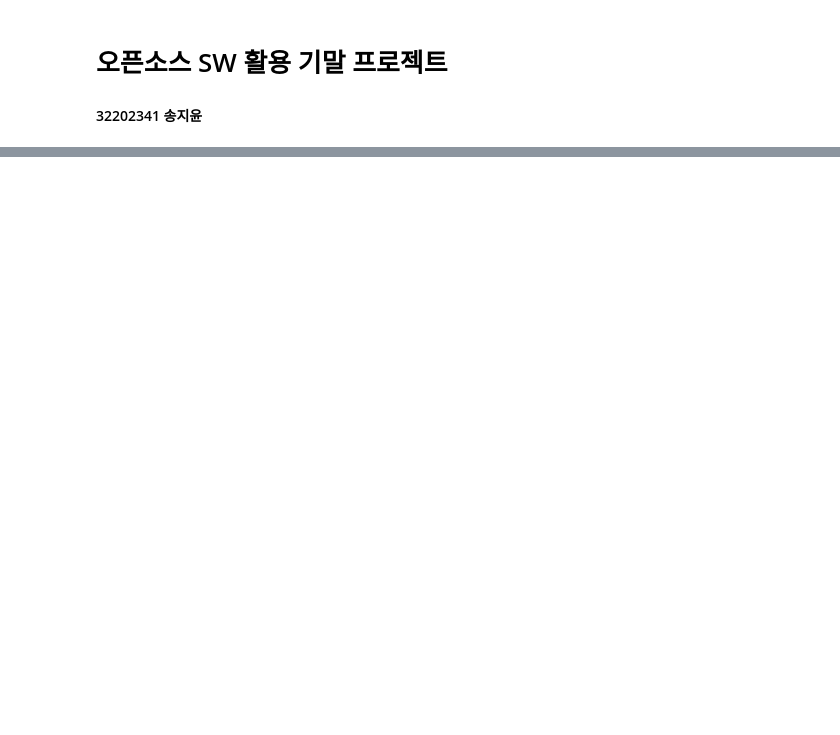
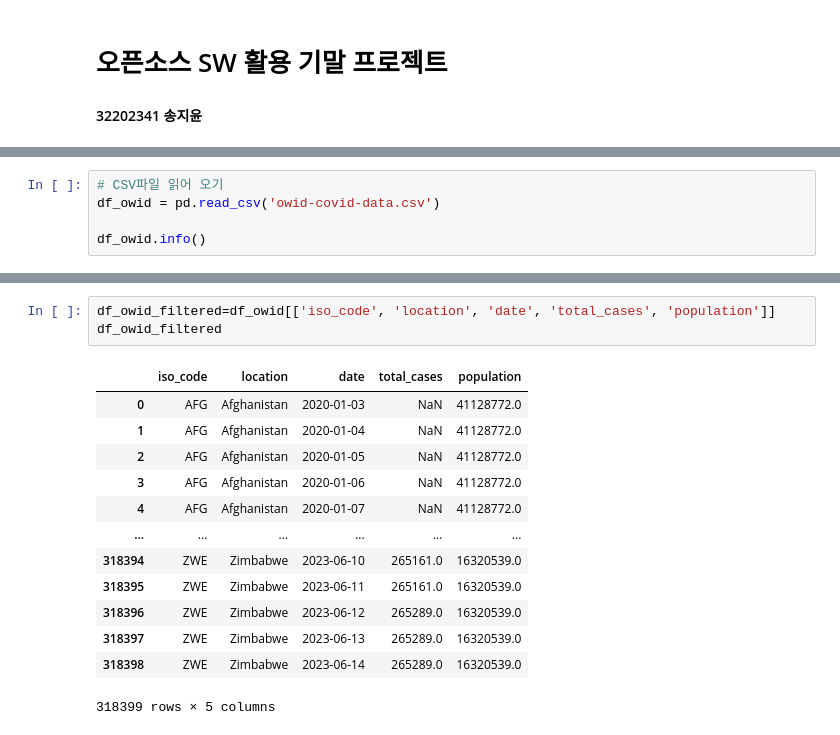
Before and after one commit to sojoyfulyouth/Pandas_DataAnalysis, a Jupyter notebook: Final project/final.ipynb, the cells around one changed output, grey strips where cells are left out. Cells and saved outputs as stored; diff of their text form; blank space fills up the shorter version.

```diff
--- a/Final project/final.ipynb
+++ b/Final project/final.ipynb
@@ -39,0 +20,5 @@ print(df)
+# %%
+# CSV파일 읽어 오기
+df_owid = pd.read_csv('owid-covid-data.csv')
+
+df_owid.info()
@@ -39,0 +50,17 @@ print(df)
+# %%
+df_owid_filtered=df_owid[['iso_code', 'location', 'date', 'total_cases', 'population']]
+df_owid_filtered
+# %% [output]
+|  | iso_code | location | date | total_cases | population |
+| 0 | AFG | Afghanistan | 2020-01-03 | NaN | 41128772.0 |
+| 1 | AFG | Afghanistan | 2020-01-04 | NaN | 41128772.0 |
+| 2 | AFG | Afghanistan | 2020-01-05 | NaN | 41128772.0 |
+| 3 | AFG | Afghanistan | 2020-01-06 | NaN | 41128772.0 |
+| 4 | AFG | Afghanistan | 2020-01-07 | NaN | 41128772.0 |
+| ... | ... | ... | ... | ... | ... |
+| 318394 | ZWE | Zimbabwe | 2023-06-10 | 265161.0 | 16320539.0 |
+| 318395 | ZWE | Zimbabwe | 2023-06-11 | 265161.0 | 16320539.0 |
+| 318396 | ZWE | Zimbabwe | 2023-06-12 | 265289.0 | 16320539.0 |
+| 318397 | ZWE | Zimbabwe | 2023-06-13 | 265289.0 | 16320539.0 |
+| 318398 | ZWE | Zimbabwe | 2023-06-14 | 265289.0 | 16320539.0 |
+318399 rows × 5 columns
```
Also changed, not shown: parts of 24 cells of this notebook.
